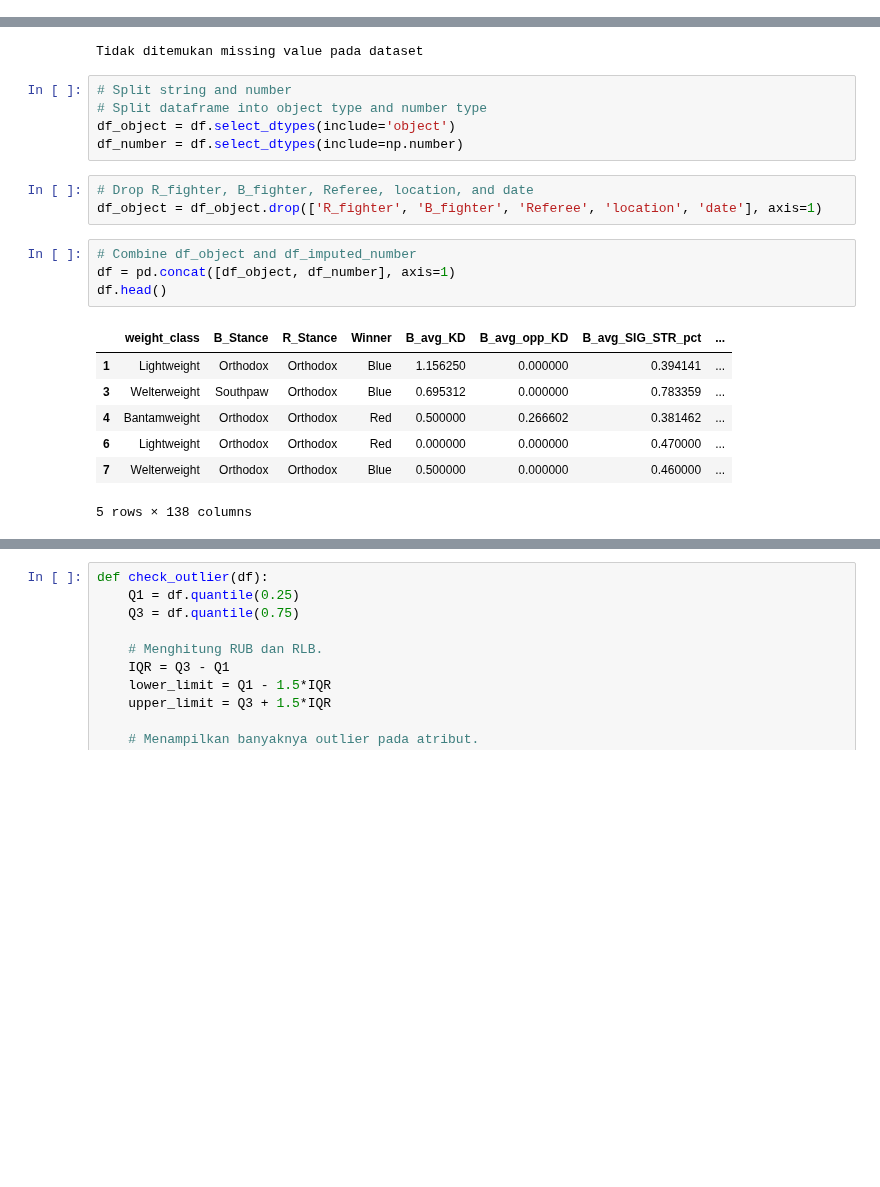
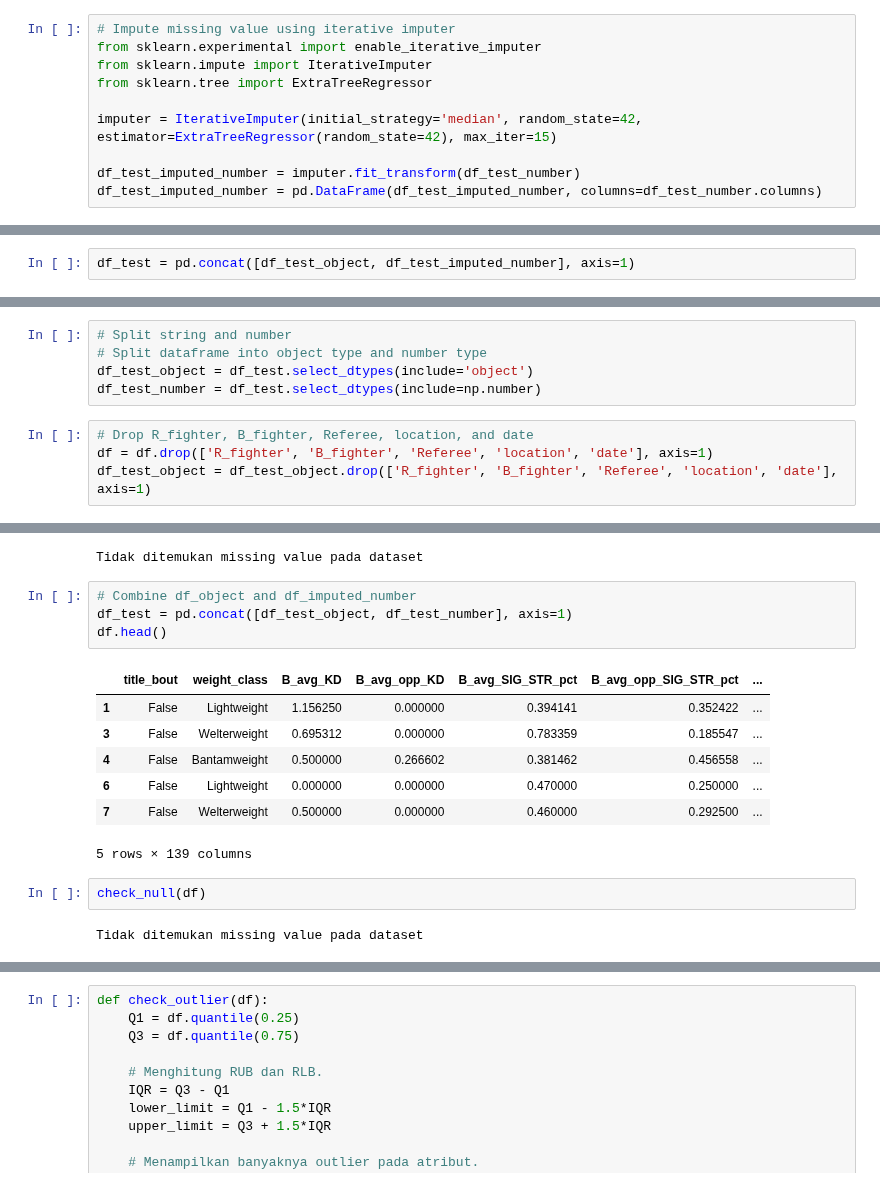
Before and after one commit to breadworshipper/TK-Kasdad, a Jupyter notebook: Preprocessing/kombinasi8.ipynb, the cells around one changed output, grey strips where cells are left out. Drawn from its saved outputs; the diff is of its cells as text; blank space fills up the shorter version.

```diff
--- a/Preprocessing/kombinasi8.ipynb
+++ b/Preprocessing/kombinasi8.ipynb
@@ -67,2 +72,14 @@ B_avg_HEAD_landed         1293  0.239002
+# %%
+# Impute missing value using iterative imputer
+from sklearn.experimental import enable_iterative_imputer
+from sklearn.impute import IterativeImputer
+from sklearn.tree import ExtraTreeRegressor
+
+imputer = IterativeImputer(initial_strategy='median', random_state=42, estimator=ExtraTreeRegressor(random_state=42), max_iter=15)
+
+df_test_imputed_number = imputer.fit_transform(df_test_number)
+df_test_imputed_number = pd.DataFrame(df_test_imputed_number, columns=df_test_number.columns)
 # %%
 df.dropna(inplace=True)
+# %%
+df_test = pd.concat([df_test_object, df_test_imputed_number], axis=1)
@@ -69,24 +92,29 @@ df.dropna(inplace=True)
+# %%
+# Split string and number
+# Split dataframe into object type and number type
+df_test_object = df_test.select_dtypes(include='object')
+df_test_number = df_test.select_dtypes(include=np.number)
+# %%
+# Drop R_fighter, B_fighter, Referee, location, and date
+df = df.drop(['R_fighter', 'B_fighter', 'Referee', 'location', 'date'], axis=1)
+df_test_object = df_test_object.drop(['R_fighter', 'B_fighter', 'Referee', 'location', 'date'], axis=1)
 # %%
 check_null(df)
 # %% [output]
 Tidak ditemukan missing value pada dataset
-# %%
-# Split string and number
-# Split dataframe into object type and number type
-df_object = df.select_dtypes(include='object')
-df_number = df.select_dtypes(include=np.number)
-# %%
-# Drop R_fighter, B_fighter, Referee, location, and date
-df_object = df_object.drop(['R_fighter', 'B_fighter', 'Referee', 'location', 'date'], axis=1)
 # %%
 # Combine df_object and df_imputed_number
-df = pd.concat([df_object, df_number], axis=1)
+df_test = pd.concat([df_test_object, df_test_number], axis=1)
 df.head()
 # %% [output]
-|  | weight_class | B_Stance | R_Stance | Winner | B_avg_KD | B_avg_opp_KD | B_avg_SIG_STR_pct | ... |
-| 1 | Lightweight | Orthodox | Orthodox | Blue | 1.156250 | 0.000000 | 0.394141 | ... |
-| 3 | Welterweight | Southpaw | Orthodox | Blue | 0.695312 | 0.000000 | 0.783359 | ... |
-| 4 | Bantamweight | Orthodox | Orthodox | Red | 0.500000 | 0.266602 | 0.381462 | ... |
-| 6 | Lightweight | Orthodox | Orthodox | Red | 0.000000 | 0.000000 | 0.470000 | ... |
-| 7 | Welterweight | Orthodox | Orthodox | Blue | 0.500000 | 0.000000 | 0.460000 | ... |
+|  | title_bout | weight_class | B_avg_KD | B_avg_opp_KD | B_avg_SIG_STR_pct | B_avg_opp_SIG_STR_pct | ... |
+| 1 | False | Lightweight | 1.156250 | 0.000000 | 0.394141 | 0.352422 | ... |
+| 3 | False | Welterweight | 0.695312 | 0.000000 | 0.783359 | 0.185547 | ... |
+| 4 | False | Bantamweight | 0.500000 | 0.266602 | 0.381462 | 0.456558 | ... |
+| 6 | False | Lightweight | 0.000000 | 0.000000 | 0.470000 | 0.250000 | ... |
+| 7 | False | Welterweight | 0.500000 | 0.000000 | 0.460000 | 0.292500 | ... |
-5 rows × 138 columns
+5 rows × 139 columns
+# %%
+check_null(df)
+# %% [output]
+Tidak ditemukan missing value pada dataset
```
Also changed, not shown: parts of 16 cells of this notebook, 4 other files.
